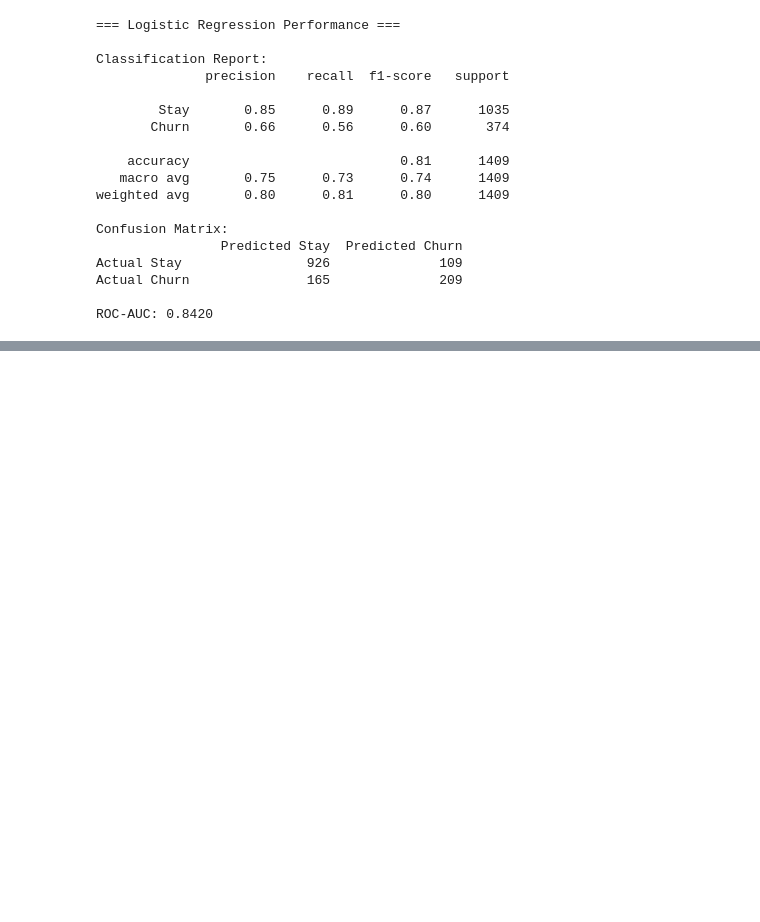
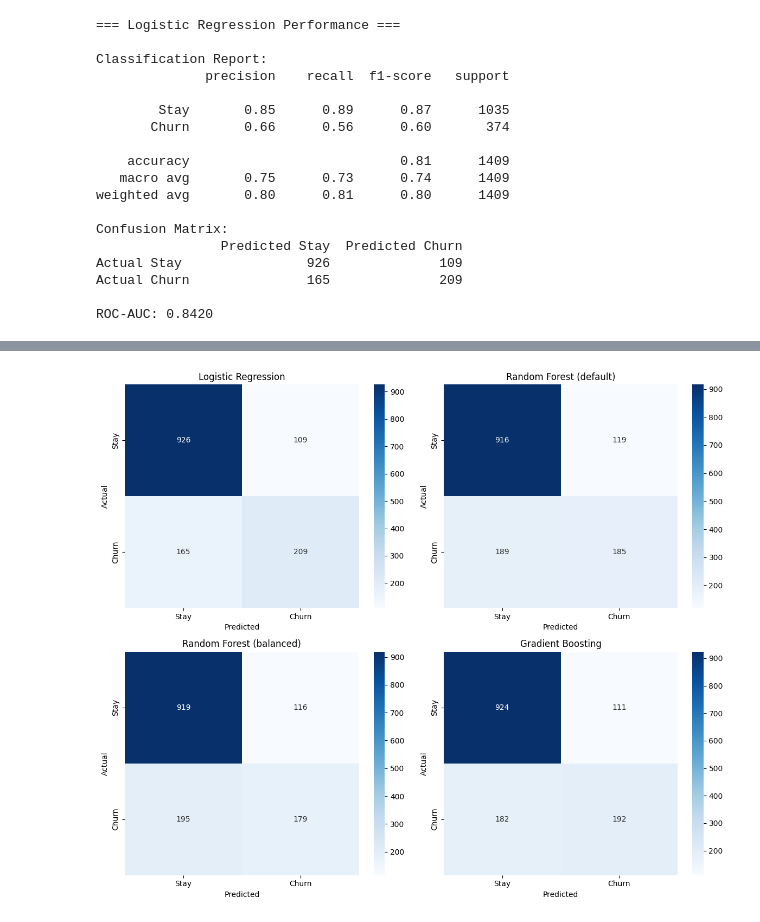
Before and after one commit to ZakkiShah5/telco-churn-prediction, a Jupyter notebook: notebooks/01_eda_modeling.ipynb, the cells around one changed output, grey strips where cells are left out. Drawn from its saved outputs; the diff is of its cells as text; code cells hidden in the pictures; blank space fills up the shorter version.

Commit message:
feat: added README, confusion matrix heatmaps and ROC curve comparison

```diff
--- a/notebooks/01_eda_modeling.ipynb
+++ b/notebooks/01_eda_modeling.ipynb
@@ -382,0 +485,37 @@ ROC-AUC: 0.8196
+# %%
+import seaborn as sns
+import matplotlib.pyplot as plt
+from sklearn.metrics import confusion_matrix
+
+# Build a 2x2 grid of confusion matrices
+fig, axes = plt.subplots(2, 2, figsize=(12, 10))
+axes = axes.flatten()
+
+# Pair each model's predictions with a label
+models = [
+    ('Logistic Regression', y_pred_lr),
+    ('Random Forest (default)', y_pred_rf),
+    ('Random Forest (balanced)', y_pred_rf_bal),
+    ('Gradient Boosting', y_pred_gb)
+]
+
+for i, (name, y_pred) in enumerate(models):
+    cm = confusion_matrix(y_test, y_pred)
+    sns.heatmap(
+        cm,
+        annot=True,
+        fmt='d',
+        cmap='Blues',
+        ax=axes[i],
+        xticklabels=['Stay', 'Churn'],
+        yticklabels=['Stay', 'Churn']
+    )
+    axes[i].set_title(name)
+    axes[i].set_xlabel('Predicted')
+    axes[i].set_ylabel('Actual')
+
+plt.tight_layout()
+plt.savefig('../confusion_matrices.png', dpi=100, bbox_inches='tight')
+plt.show()
+# %% [output]
+[figure, added]
```
Also changed, not shown: parts of 8 cells of this notebook, 21 other files.
